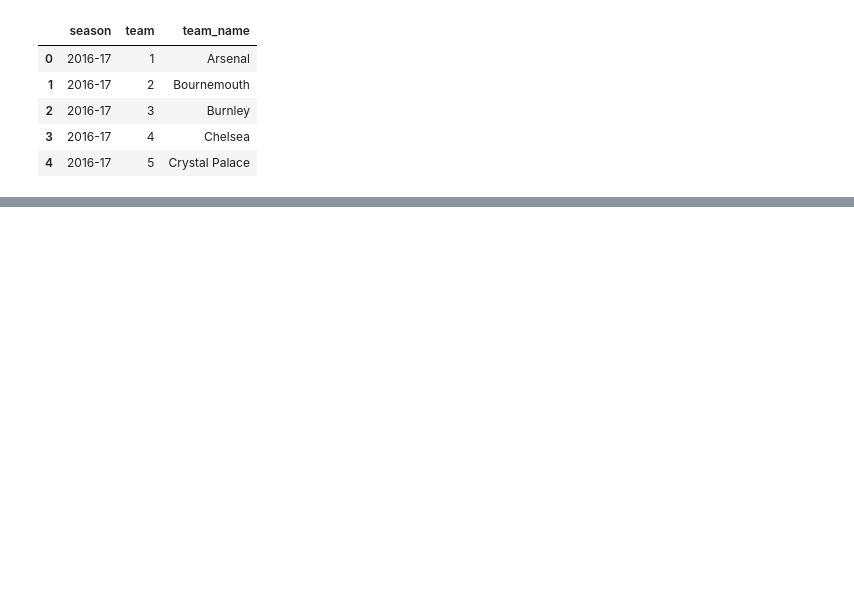
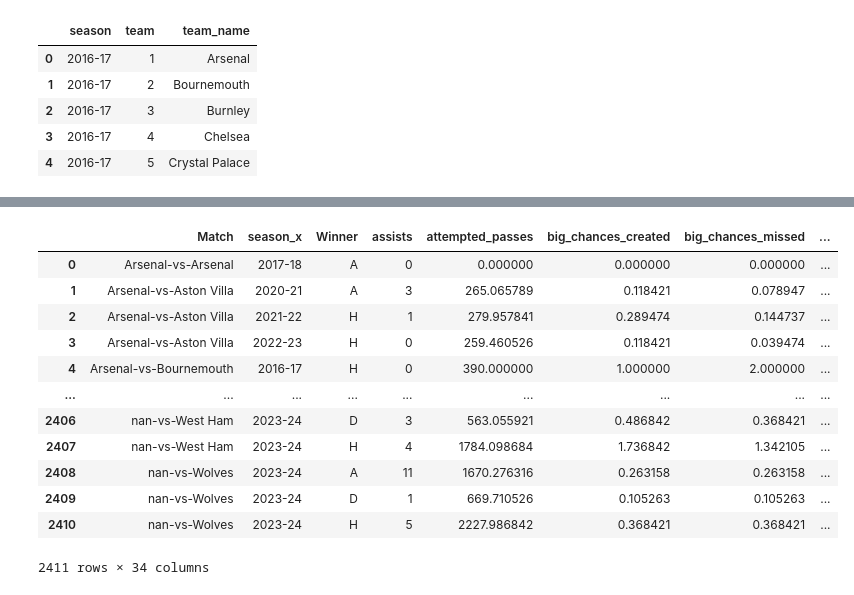
Before and after one commit to Subashcoder/Football-Match-Prediction, a Jupyter notebook: feature_engineering_new.ipynb, the cells around one changed output, grey strips where cells are left out. Cells and saved outputs as stored; diff of their text form; code cells hidden in the pictures; blank space fills up the shorter version.

Commit message:
Changing the feature engineering data, adding the home and away stats separately

```diff
--- a/feature_engineering_new.ipynb
+++ b/feature_engineering_new.ipynb
@@ -152,0 +903,11 @@ Name: name, Length: 23679, dtype: object
+# %%
+df_final.drop(columns=coll_to_drop, inplace= True)
+# %%
+# Spliting the home team data and away team data
+filt = df_final['was_home'] == True
+df_home_team = df_final.loc[filt]
+df_away_team = df_final.loc[~filt]
+# %%
+
+df_home_team.drop(columns='was_home', inplace=True)
+df_away_team.drop(columns= 'was_home', inplace=True)
@@ -152,0 +936,21 @@ Name: name, Length: 23679, dtype: object
+# %%
+# Group by 'Match' and 'season_x' and calculate the sum of each group
+df_home_team = df_home_team.groupby(['Match', 'season_x','Winner']).sum().reset_index()
+
+df_away_team = df_away_team.groupby(['Match', 'season_x','Winner']).sum().reset_index()
+# %%
+df_away_team
+# %% [output]
+|  | Match | season_x | Winner | assists | attempted_passes | big_chances_created | big_chances_missed | ... |
+| 0 | Arsenal-vs-Arsenal | 2017-18 | A | 0 | 0.000000 | 0.000000 | 0.000000 | ... |
+| 1 | Arsenal-vs-Aston Villa | 2020-21 | A | 3 | 265.065789 | 0.118421 | 0.078947 | ... |
+| 2 | Arsenal-vs-Aston Villa | 2021-22 | H | 1 | 279.957841 | 0.289474 | 0.144737 | ... |
+| 3 | Arsenal-vs-Aston Villa | 2022-23 | H | 0 | 259.460526 | 0.118421 | 0.039474 | ... |
+| 4 | Arsenal-vs-Bournemouth | 2016-17 | H | 0 | 390.000000 | 1.000000 | 2.000000 | ... |
+| ... | ... | ... | ... | ... | ... | ... | ... | ... |
+| 2406 | nan-vs-West Ham | 2023-24 | D | 3 | 563.055921 | 0.486842 | 0.368421 | ... |
+| 2407 | nan-vs-West Ham | 2023-24 | H | 4 | 1784.098684 | 1.736842 | 1.342105 | ... |
+| 2408 | nan-vs-Wolves | 2023-24 | A | 11 | 1670.276316 | 0.263158 | 0.263158 | ... |
+| 2409 | nan-vs-Wolves | 2023-24 | D | 1 | 669.710526 | 0.105263 | 0.105263 | ... |
+| 2410 | nan-vs-Wolves | 2023-24 | H | 5 | 2227.986842 | 0.368421 | 0.368421 | ... |
+2411 rows × 34 columns
```
Also changed, not shown: parts of 64 cells of this notebook, 2 other files.
